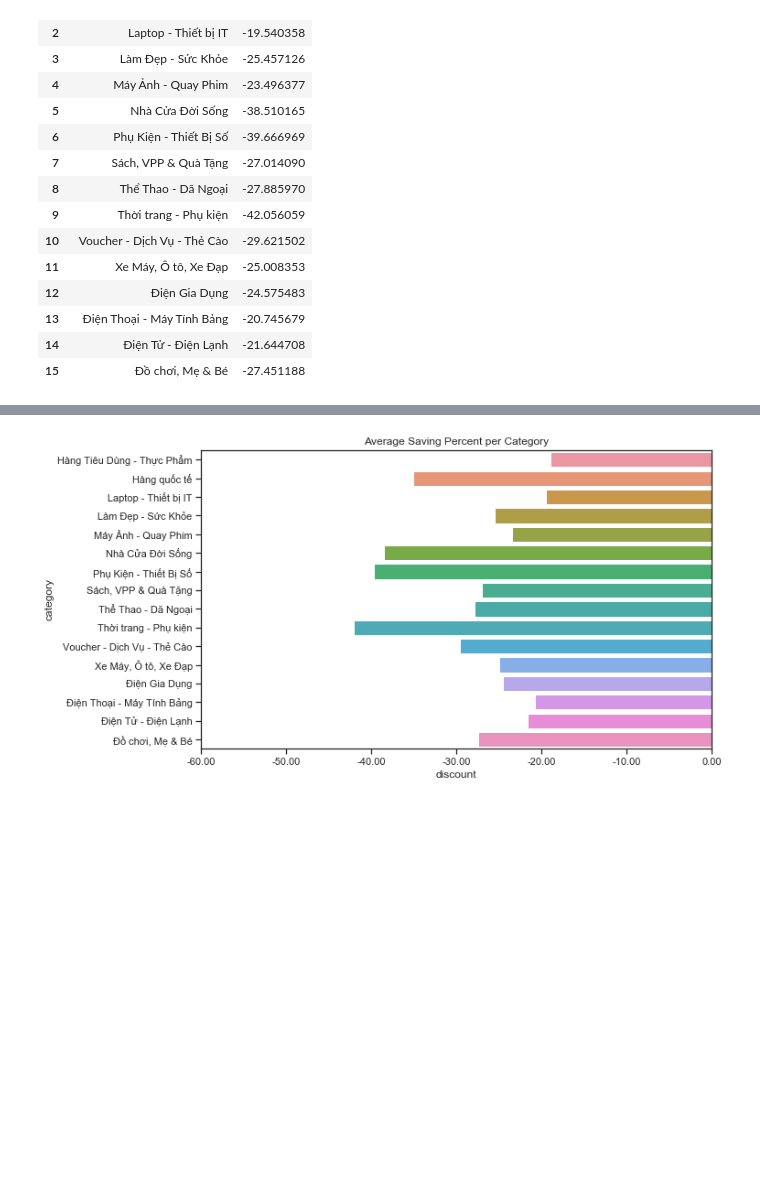
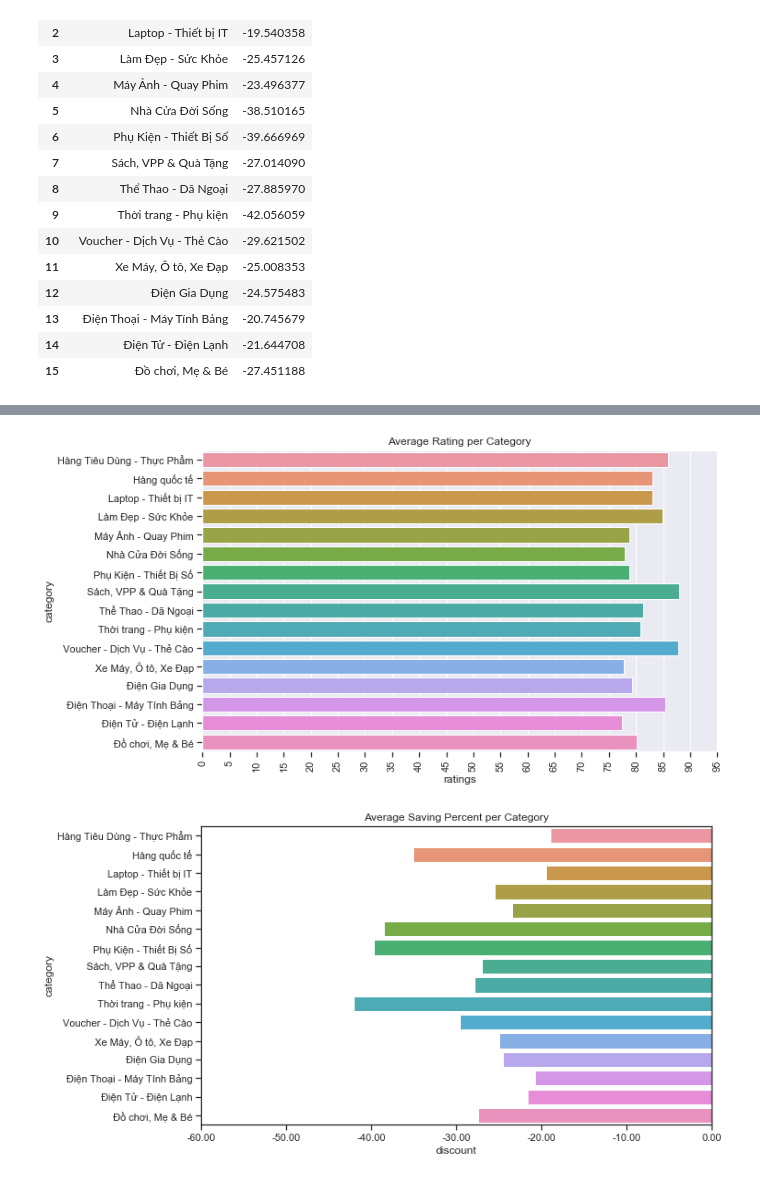
Before and after one commit to tamlthari/tiki_PostGreSQL_app, a Jupyter notebook: Analysis.ipynb, the cells around one changed output, grey strips where cells are left out. Drawn from its saved outputs; the diff is of its cells as text; code cells hidden in the pictures; blank space fills up the shorter version.

```diff
--- a/Analysis.ipynb
+++ b/Analysis.ipynb
@@ -51,3 +77,15 @@ savings
+# %%
+plt.subplots(figsize = (10,6))
+ratingsave = ratingsave.reset_index()
+p = sns.barplot(y='category',x='ratings',data=ratingsave, orient='h')
+xticks = np.arange(0,100,5)
+xlabels = ['{:,.0f}'.format(x) for x in xticks]
+plt.xticks(xticks, xlabels, rotation='vertical')
+sns.set(rc={"xtick.bottom" : True, "ytick.left" : True})
+plt.title('Average Rating per Category')
+plt.show()
+# %% [output]
+[figure, added]
 # %%
 plt.subplots(figsize = (10,6))
 p = sns.barplot(y='category',x='discount',data=savings, orient='h')
```
Also changed, not shown: parts of 11 cells of this notebook, 38 other files.
